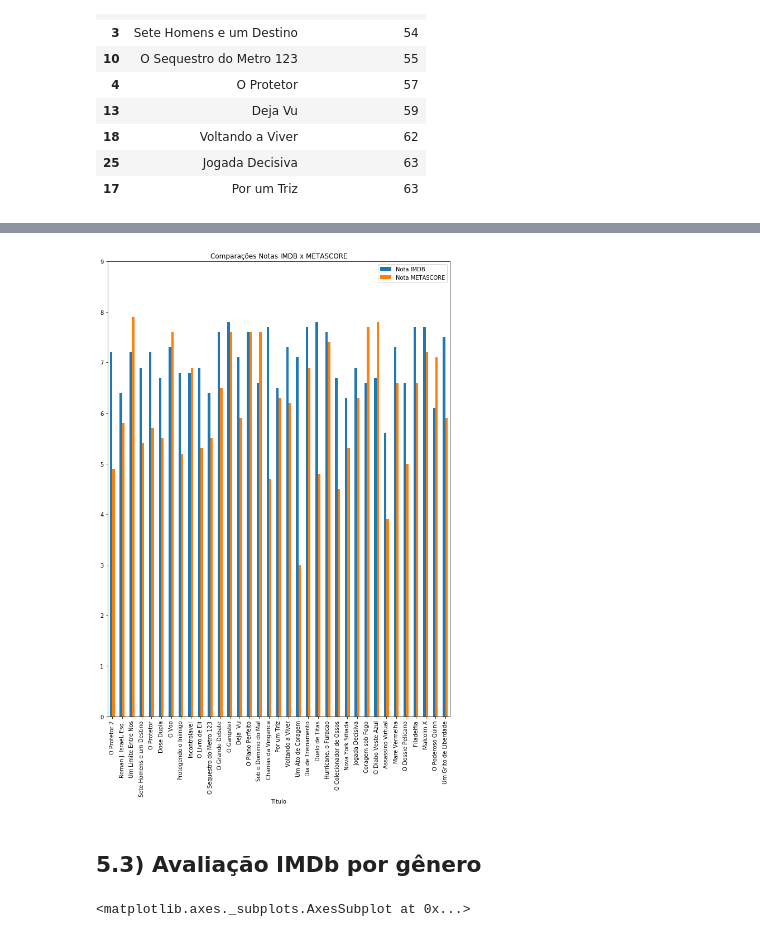
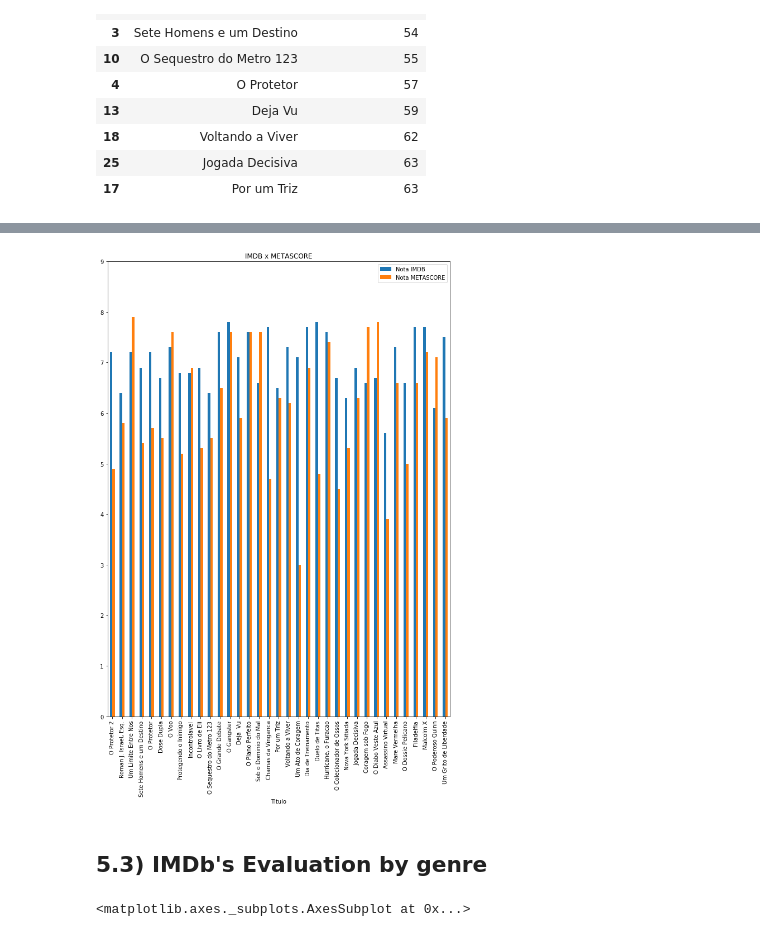
Before and after one commit to thiribeiro/Webscraping, a Jupyter notebook: Denzel Washington IMDb Movies/Denzel Washington Movies IMDB - EDA.ipynb, the cells around one changed output, grey strips where cells are left out. Saved outputs shown, nothing was run; the diff lists cells and outputs as text; code cells hidden in the pictures.

```diff
--- a/Denzel Washington IMDb Movies/Denzel Washington Movies IMDB - EDA.ipynb
+++ b/Denzel Washington IMDb Movies/Denzel Washington Movies IMDB - EDA.ipynb
@@ -21,6 +21,6 @@ warnings.filterwarnings('ignore')
 # %%
-#Pegando arquivo .csv
-df = pd.read_csv('filmes_denzel.csv',sep=';', encoding='ISO-8859-1')
+#Getting .csv file
+df = pd.read_csv('filmes_denzel_V2.csv',sep=';', encoding='ISO-8859-1')
 # %%
 df.head(4)
 # %% [output]
@@ -327,11 +348,11 @@ dfNotas2 = dfNotas[dfNotas['Nota METASCORE'] != 0]
 # %%
 dfNotas2.plot(x=dfNotas2['Titulo'],  kind='bar', figsize=(11,15),
-              title='Comparações Notas IMDB x METASCORE', yticks=(range(0,10)),
+              title='IMDB x METASCORE', yticks=(range(0,10)),
               stacked=False);
 # %% [output]
-[figure, old version]
+[figure, new version]
 # %% [markdown]
-## 5.3) Avaliação IMDb por gênero
+## 5.3) IMDb's Evaluation by genre
 # %%
 from matplotlib import cm
 cmap = cm.get_cmap('Spectral')
```
Also changed, not shown: parts of 80 cells of this notebook.
